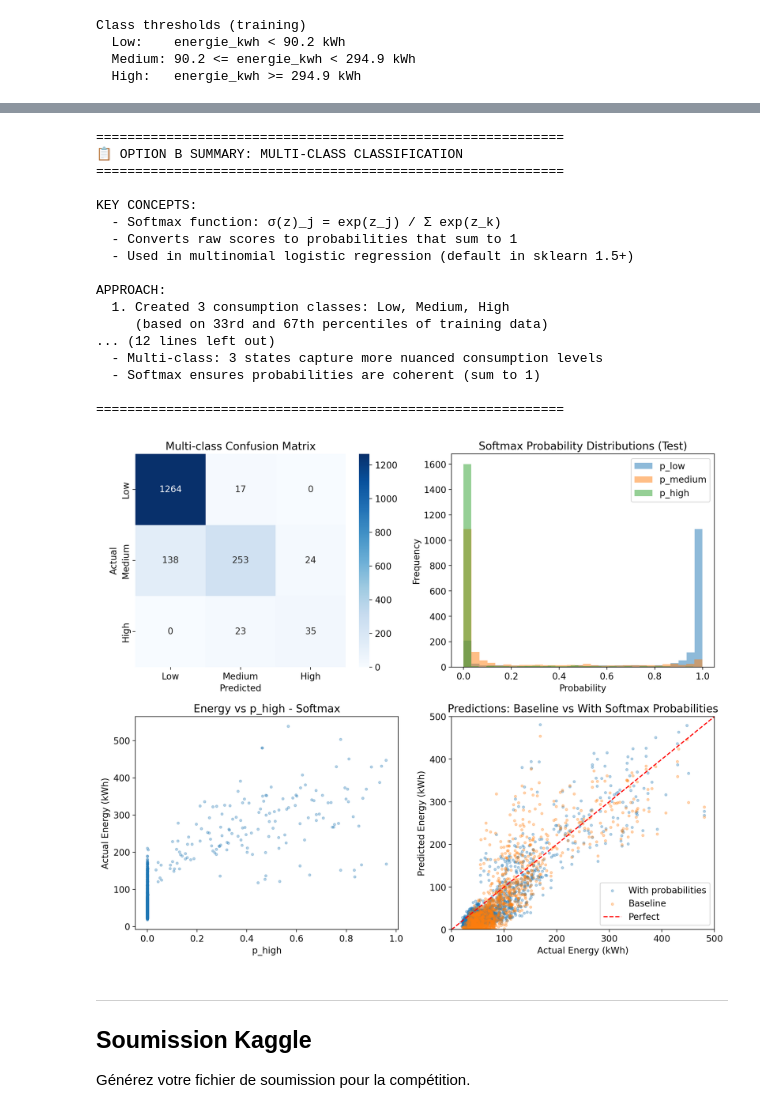
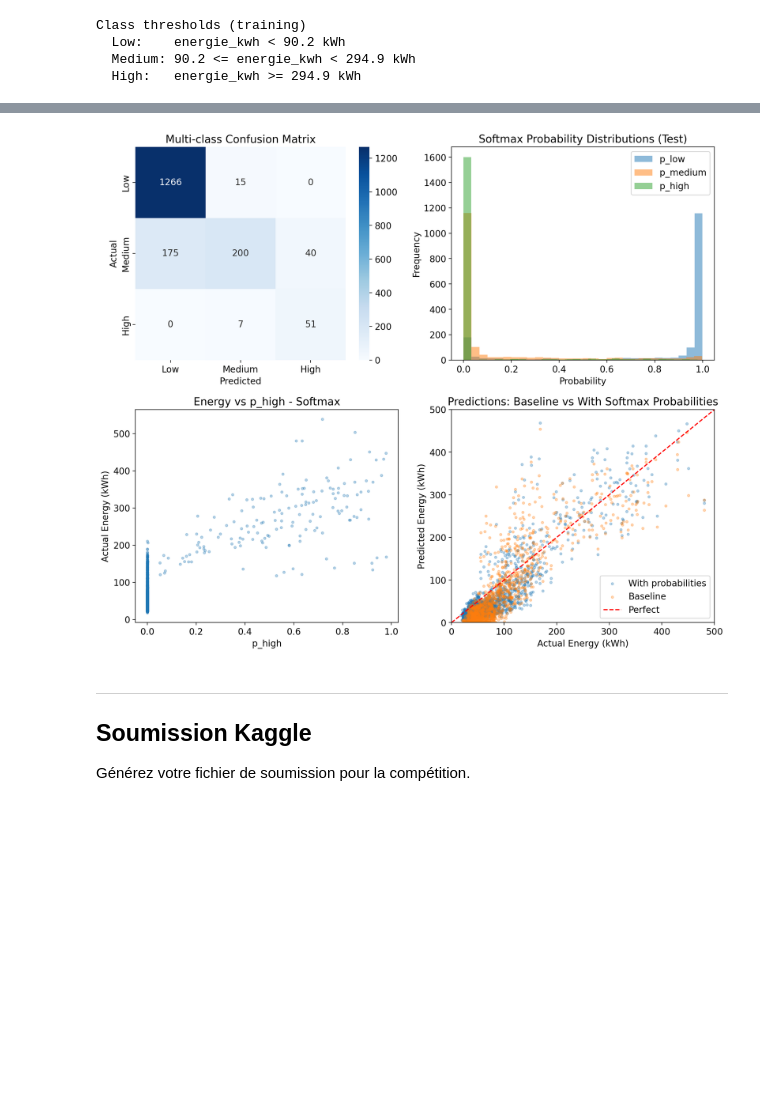
Before and after one commit to trvslhlt/ift_6390_machine_learning, a Jupyter notebook: assignments/projet_energie.ipynb, the cells around one changed output, grey strips where cells are left out. Drawn from its saved outputs; the diff is of its cells as text; code cells hidden in the pictures; blank space fills up the shorter version.

```diff
--- a/assignments/projet_energie.ipynb
+++ b/assignments/projet_energie.ipynb
@@ -950,22 +934,8 @@ The classification rates in the test set indicate
 # %%
 # 3. Train multinomial logistic regression (softmax)
-# Features for classification (don't use energy as feature - that's what we're predicting!)
-# features_multiclass = [
-#     'temperature_ext',
-#     'humidite',
-#     'vitesse_vent',
-#     'irradiance_solaire',
-#     'heure_sin',
-#     'heure_cos',
-#     'mois_sin',
-#     'mois_cos',
-#     'clients_connectes',
-#     'est_weekend',
-#     # Engineered features
-#     *EngFeature.values(),
-# ]
 features_multiclass = features_disponibles
 
+# split labels
 X_train_mc = train_eng[features_multiclass].values
 y_train_mc = train_eng['consumption_class'].values
 X_test_mc = test_eng[features_multiclass].values
@@ -976,7 +946,7 @@ scaler_mc = StandardScaler()
 X_train_mc_scaled = scaler_mc.fit_transform(X_train_mc)
 X_test_mc_scaled = scaler_mc.transform(X_test_mc)
 
-# train multinomial logistic regression (softmax)
-clf_multiclass = LogisticRegression(max_iter=1000)
+# train
+clf_multiclass = LogisticRegression(max_iter=1000, class_weight='balanced')
 clf_multiclass.fit(X_train_mc_scaled, y_train_mc)
 # %% [output]
@@ -1109,81 +1079,34 @@ axes[0, 0].set_ylabel('Actual')
 axes[0, 0].set_title('Multi-class Confusion Matrix')
 
 # 9b. Class probability distributions
 axes[0, 1].hist(test_eng['p_low'], bins=30, alpha=0.5, label='p_low')
 axes[0, 1].hist(test_eng['p_medium'], bins=30, alpha=0.5, label='p_medium')
 axes[0, 1].hist(test_eng['p_high'], bins=30, alpha=0.5, label='p_high')
 axes[0, 1].set_xlabel('Probability')
 axes[0, 1].set_ylabel('Frequency')
 axes[0, 1].set_title('Softmax Probability Distributions (Test)')
 axes[0, 1].legend()
 
 # 9c. Actual energy vs P(High)
 axes[1, 0].scatter(test_eng['p_high'], test_eng['energie_kwh'], alpha=0.3, s=10)
 axes[1, 0].set_xlabel('p_high')
 axes[1, 0].set_ylabel('Actual Energy (kWh)')
 axes[1, 0].set_title('Energy vs p_high - Softmax')
 
 # 9d. Predictions comparison
 axes[1, 1].scatter(y_test_proba, y_pred_with_proba, alpha=0.3, s=10, label='With probabilities')
 axes[1, 1].scatter(y_test_final, y_pred_final, alpha=0.3, s=10, label='Baseline')
 axes[1, 1].plot([0, 500], [0, 500], 'r--', label='Perfect')
 axes[1, 1].set_xlabel('Actual Energy (kWh)')
 axes[1, 1].set_ylabel('Predicted Energy (kWh)')
 axes[1, 1].set_title('Predictions: Baseline vs With Softmax Probabilities')
 axes[1, 1].legend()
 axes[1, 1].set_xlim(0, 500)
 axes[1, 1].set_ylim(0, 500)
 
 plt.tight_layout()
-
-# 10. Summary
-print("\n" + "=" * 60)
-print("📋 OPTION B SUMMARY: MULTI-CLASS CLASSIFICATION")
-print("=" * 60)
-print("""
-KEY CONCEPTS:
-  - Softmax function: σ(z)_j = exp(z_j) / Σ exp(z_k)
-  - Converts raw scores to probabilities that sum to 1
-  - Used in multinomial logistic regression (default in sklearn 1.5+)
-
-APPROACH:
-  1. Created 3 consumption classes: Low, Medium, High
-     (based on 33rd and 67th percentiles of training data)
-  2. Trained multinomial logistic regression with softmax
-  3. Extracted P(Low), P(Medium), P(High) for each observation
-  4. Used probabilities as additional features for Ridge regression
-
-WHY SOFTMAX PROBABILITIES ARE USEFUL:
-  - Capture uncertainty: P(Low)=0.4, P(Medium)=0.4, P(High)=0.2 tells us
-    the model is uncertain between Low and Medium
-  - Ordinal information: High consumption observations will have higher P(High)
-  - Smooth gradient: Unlike binary 0/1, probabilities provide continuous signal
-
-COMPARISON WITH BINARY CLASSIFICATION (Part 5):
-  - Binary: P(peak) vs P(not peak) - only 2 states
-  - Multi-class: 3 states capture more nuanced consumption levels
-  - Softmax ensures probabilities are coherent (sum to 1)
-""")
-print("=" * 60)
 # %% [output]
-============================================================
-📋 OPTION B SUMMARY: MULTI-CLASS CLASSIFICATION
-============================================================
-
-KEY CONCEPTS:
-  - Softmax function: σ(z)_j = exp(z_j) / Σ exp(z_k)
-  - Converts raw scores to probabilities that sum to 1
-  - Used in multinomial logistic regression (default in sklearn 1.5+)
-
-APPROACH:
-  1. Created 3 consumption classes: Low, Medium, High
-     (based on 33rd and 67th percentiles of training data)
-... (12 lines left out)
-  - Multi-class: 3 states capture more nuanced consumption levels
-  - Softmax ensures probabilities are coherent (sum to 1)
-
-============================================================
-[figure, old version]
+[figure, new version]
 # %% [markdown]
 ---
 
```
Also changed, not shown: parts of 9 cells of this notebook, 2 other files.
